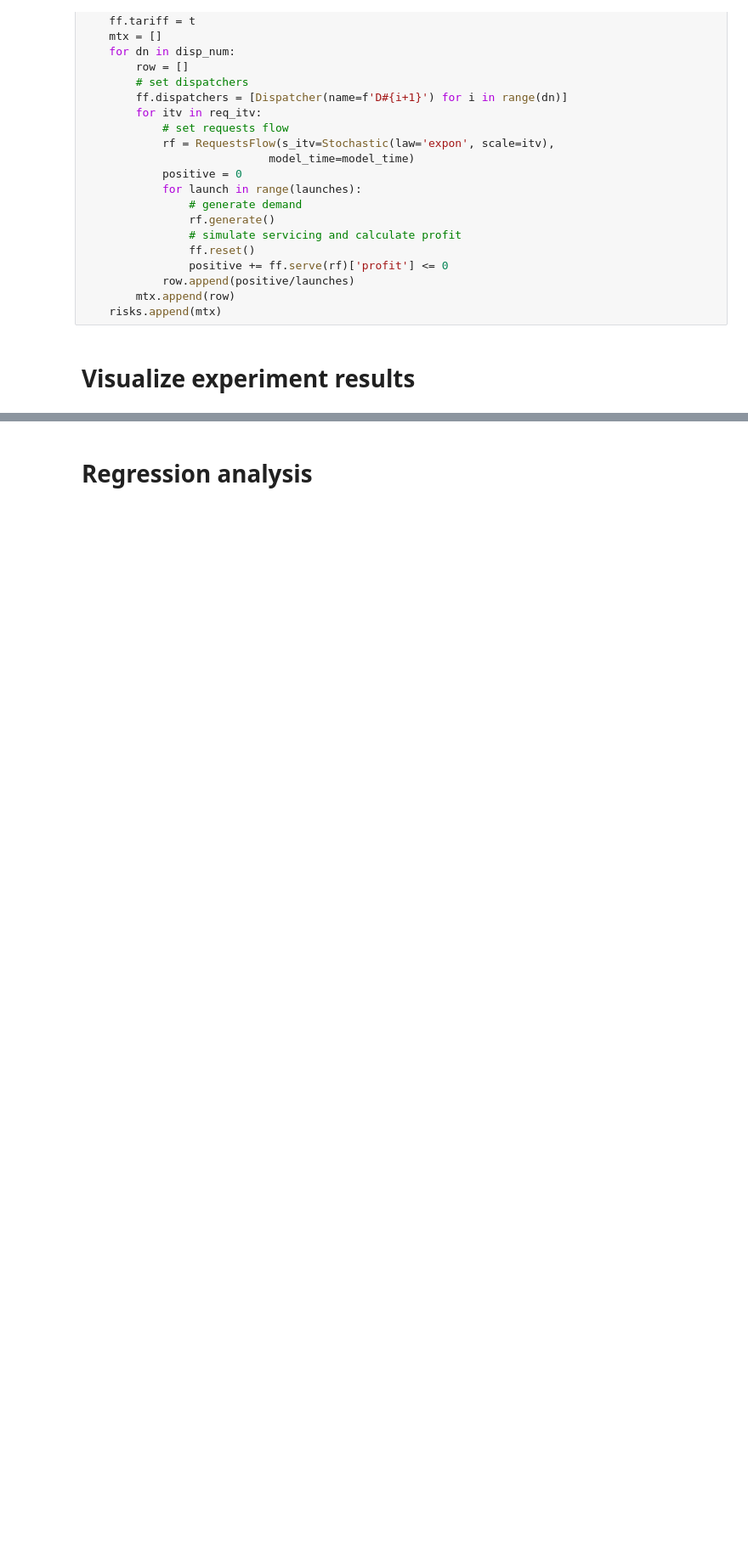
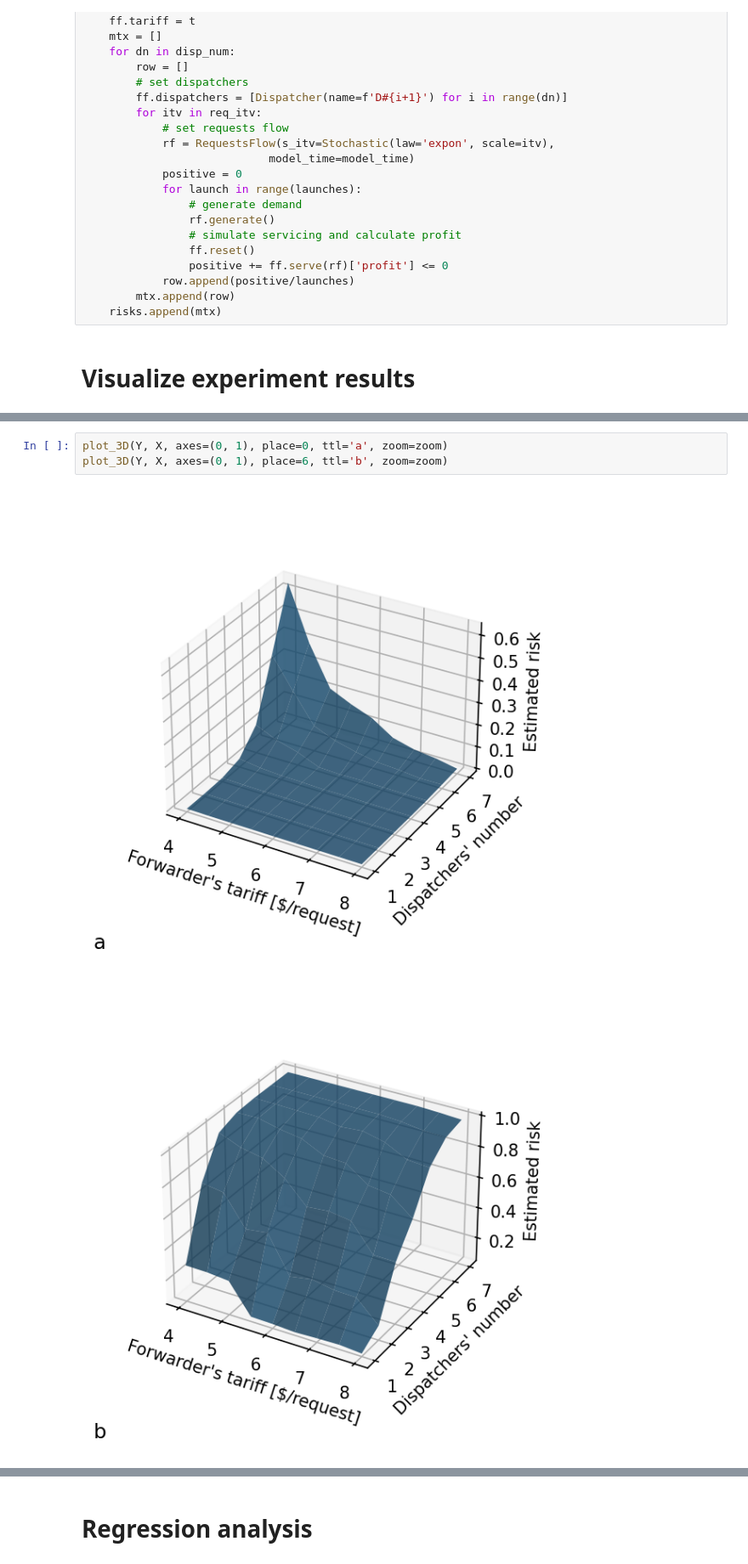
Before and after one commit to naumovvs/forwarder-requests-servicing, a Jupyter notebook: forwarder.ipynb, the cells around one changed output, grey strips where cells are left out. Shown at 85% size. Saved outputs shown, nothing was run; the diff lists cells and outputs as text; blank space fills up the shorter version.

```diff
--- a/forwarder.ipynb
+++ b/forwarder.ipynb
@@ -131 +148,7 @@ plot_3D(Y, X, axes=(0, 2), place=6, ttl='b')
+# %%
+plot_3D(Y, X, axes=(0, 1), place=0, ttl='a', zoom=zoom)
+plot_3D(Y, X, axes=(0, 1), place=6, ttl='b', zoom=zoom)
+# %% [output]
+[figure, added]
+[figure, added]
 # %%
```
Also changed, not shown: parts of 27 cells of this notebook.
